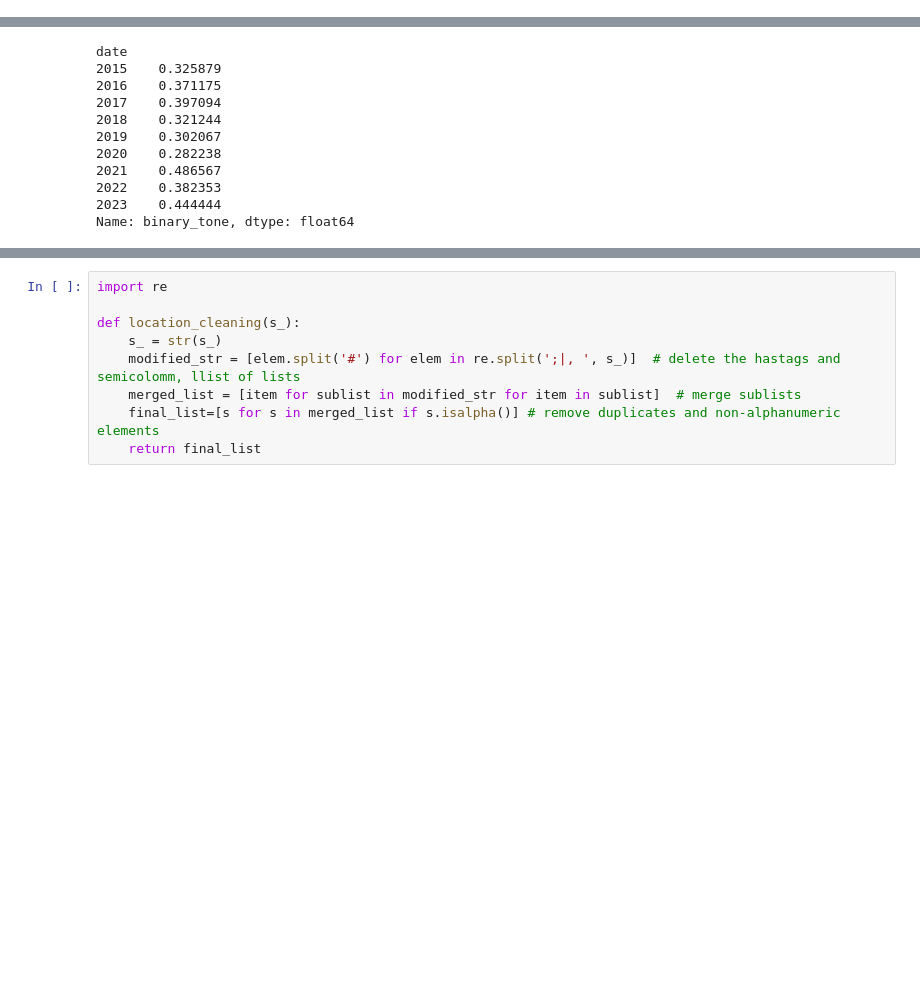
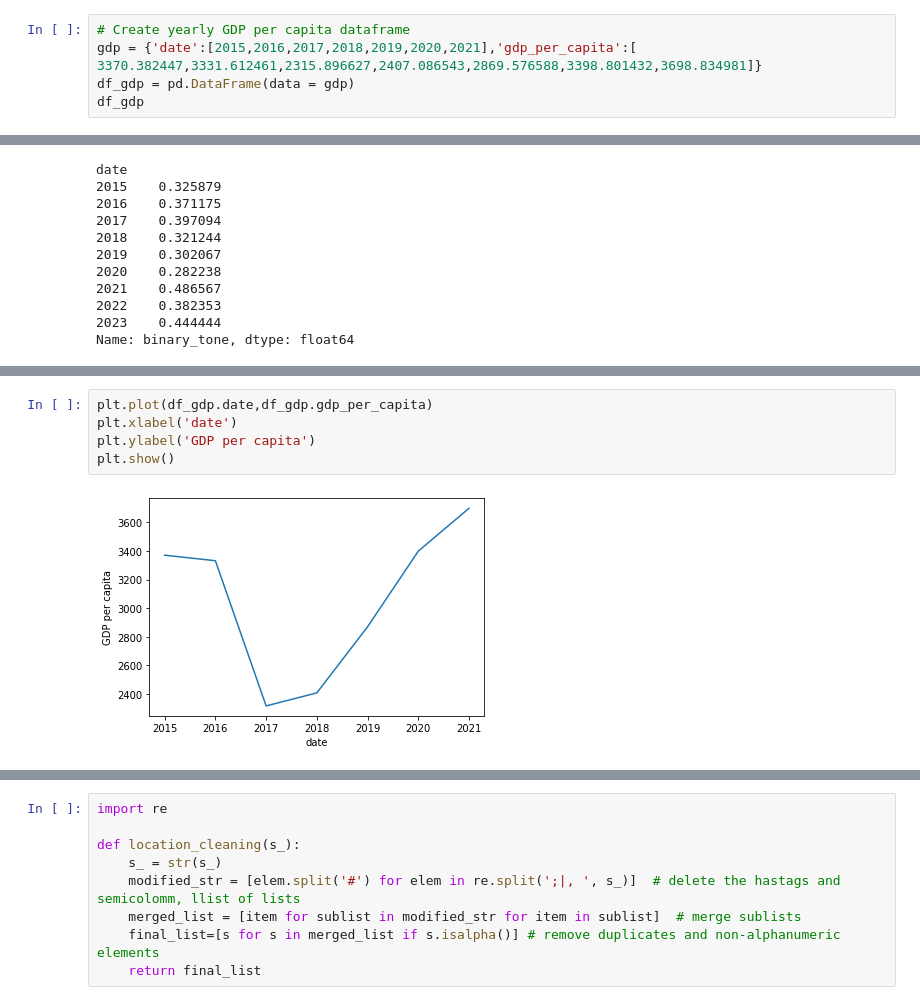
Before and after one commit to amaurycor/CRP_Egyptian_Economy, a Jupyter notebook: CRP_Egypt_Analysis.ipynb, the cells around one changed output, grey strips where cells are left out. Saved outputs shown, nothing was run; the diff lists cells and outputs as text; blank space fills up the shorter version.

```diff
--- a/CRP_Egypt_Analysis.ipynb
+++ b/CRP_Egypt_Analysis.ipynb
@@ -3,3 +3,8 @@ import pandas as pd
 from datetime import datetime
 from statistics import mean
 import numpy as np
+# %%
+# Create yearly GDP per capita dataframe
+gdp = {'date':[2015,2016,2017,2018,2019,2020,2021],'gdp_per_capita':[	3370.382447,3331.612461,2315.896627,2407.086543,2869.576588,3398.801432,3698.834981]}
+df_gdp = pd.DataFrame(data = gdp)
+df_gdp
@@ -210 +260,8 @@ Name: binary_tone, dtype: float64
+# %%
+plt.plot(df_gdp.date,df_gdp.gdp_per_capita)
+plt.xlabel('date')
+plt.ylabel('GDP per capita')
+plt.show()
+# %% [output]
+[figure, added]
 # %%
```
Also changed, not shown: parts of 5 cells of this notebook, 2 other files.
